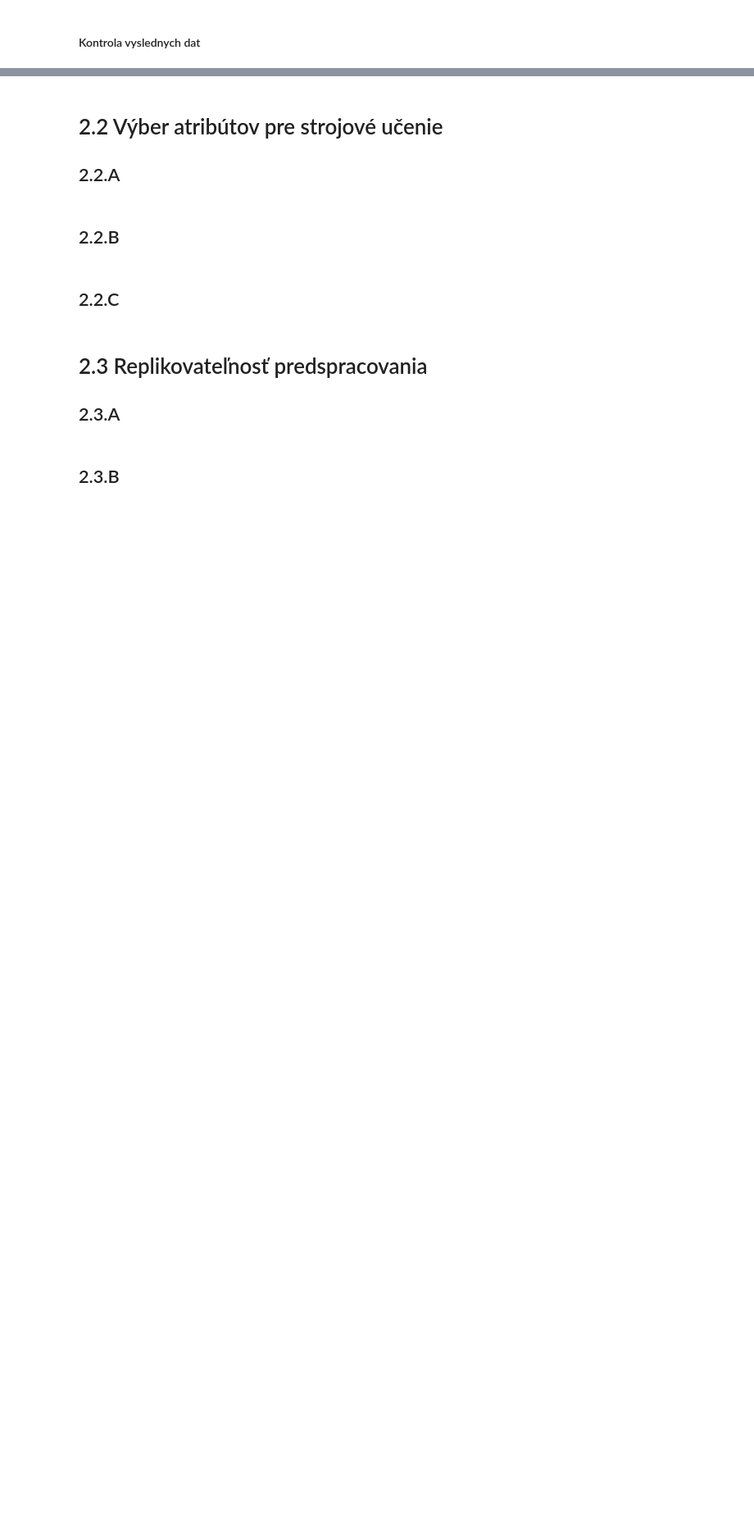
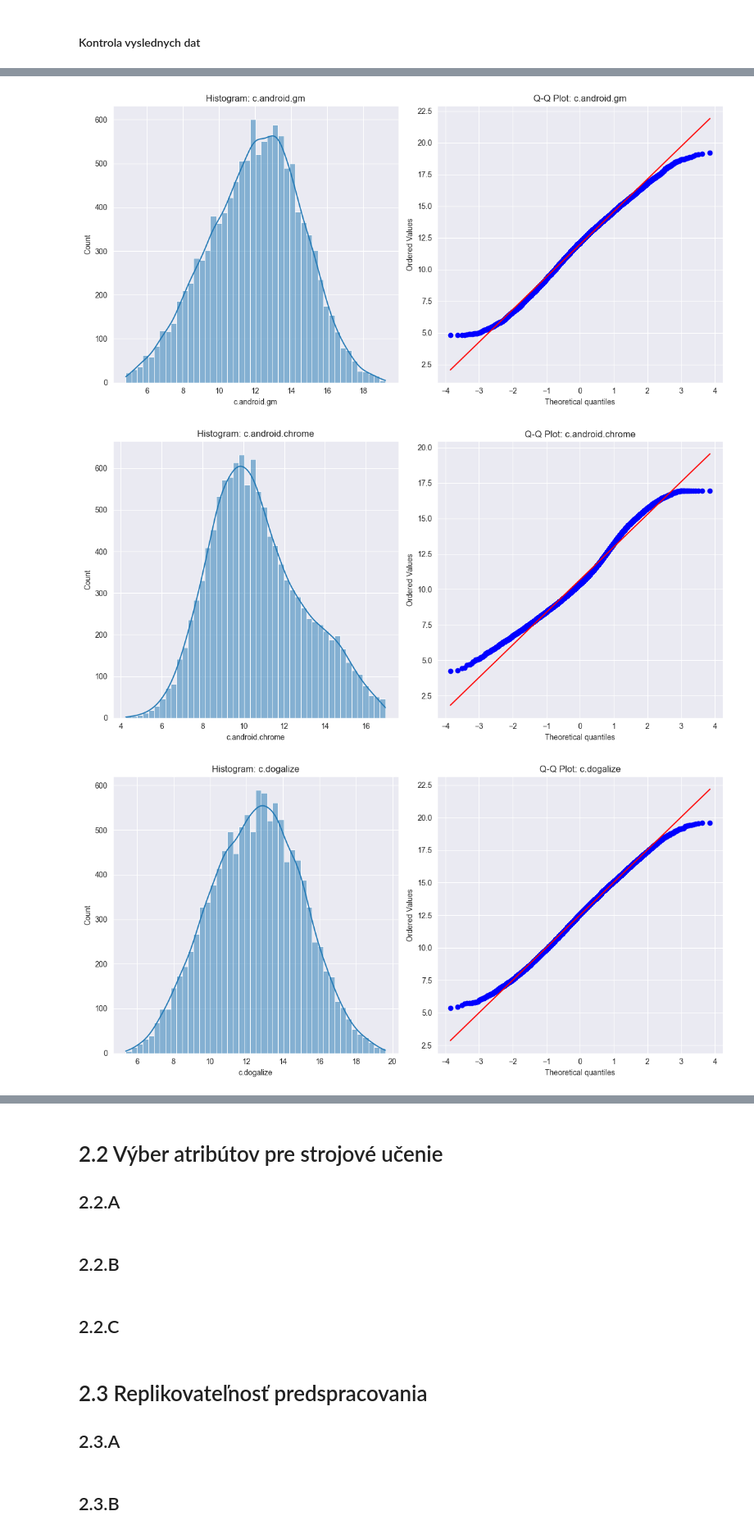
Before and after one commit to RikoAppDev/iau-course-assignments, a Jupyter notebook: zadanie-faza2.ipynb, the cells around one changed output, grey strips where cells are left out. Shown at 82% size. Saved outputs shown, nothing was run; the diff lists cells and outputs as text; code cells hidden in the pictures; blank space fills up the shorter version.

```diff
--- a/zadanie-faza2.ipynb
+++ b/zadanie-faza2.ipynb
@@ -280,0 +310,21 @@ max        1.000000         16.952447     19.616710     19.426818
+# %%
+# Vykreslenie histogramov a Q-Q plotov
+for column in train_data.drop('mwra', axis=1).columns:
+    plt.figure(figsize=(12, 6))
+
+    # Histogram
+    plt.subplot(1, 2, 1)
+    sns.histplot(train_data[column], kde=True)
+    plt.title(f'Histogram: {column}')
+
+    # Q-Q plot
+    plt.subplot(1, 2, 2)
+    stats.probplot(train_data[column], dist="norm", plot=plt)
+    plt.title(f'Q-Q Plot: {column}')
+
+    plt.tight_layout()
+    plt.show()
+# %% [output]
+[figure, added]
+[figure, added]
+[figure, added]
```
Also changed, not shown: parts of 38 cells of this notebook, 2 other files.
